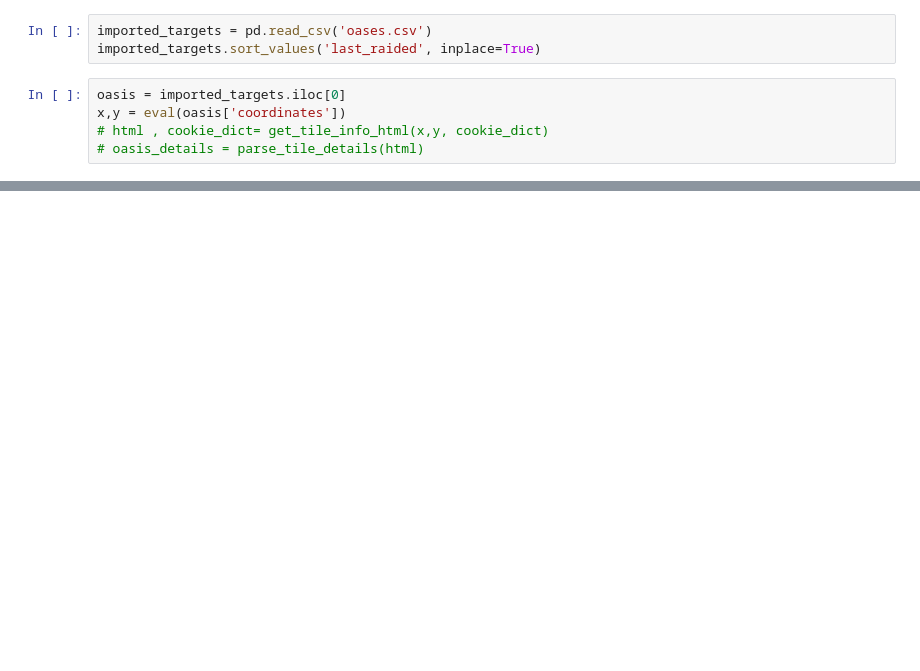
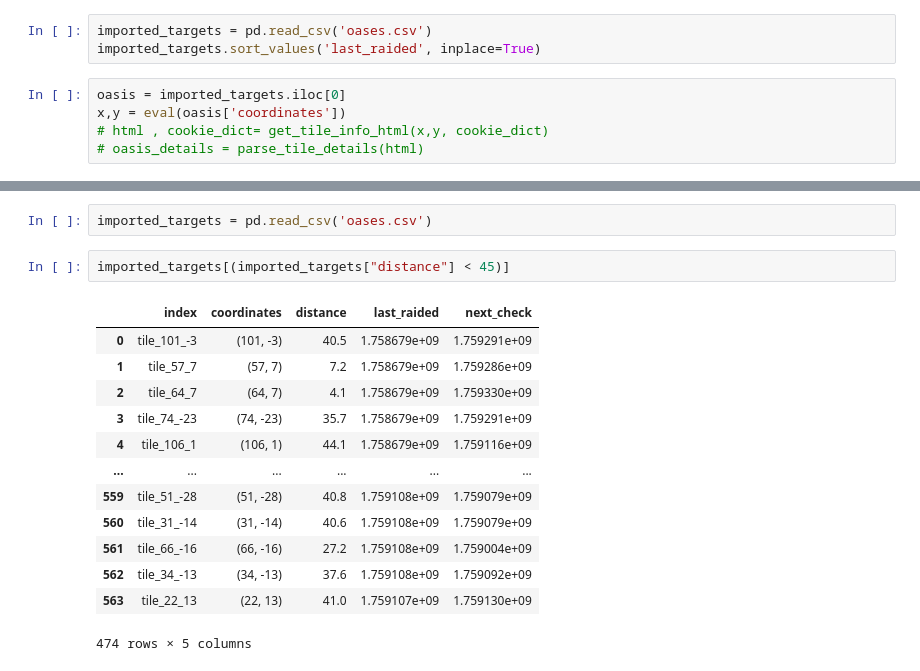
Before and after one commit to staticpwn/travian, a Jupyter notebook: tester.ipynb, the cells around one changed output, grey strips where cells are left out. Saved outputs shown, nothing was run; the diff lists cells and outputs as text; blank space fills up the shorter version.

```diff
--- a/tester.ipynb
+++ b/tester.ipynb
@@ -885,0 +427,18 @@ get_tile_info_html_from_diag(diag, 65, 24)
+# %%
+imported_targets = pd.read_csv('oases.csv')
+# %%
+imported_targets[(imported_targets["distance"] < 45)]
+# %% [output]
+|  | index | coordinates | distance | last_raided | next_check |
+| 0 | tile_101_-3 | (101, -3) | 40.5 | 1.758679e+09 | 1.759291e+09 |
+| 1 | tile_57_7 | (57, 7) | 7.2 | 1.758679e+09 | 1.759286e+09 |
+| 2 | tile_64_7 | (64, 7) | 4.1 | 1.758679e+09 | 1.759330e+09 |
+| 3 | tile_74_-23 | (74, -23) | 35.7 | 1.758679e+09 | 1.759291e+09 |
+| 4 | tile_106_1 | (106, 1) | 44.1 | 1.758679e+09 | 1.759116e+09 |
+| ... | ... | ... | ... | ... | ... |
+| 559 | tile_51_-28 | (51, -28) | 40.8 | 1.759108e+09 | 1.759079e+09 |
+| 560 | tile_31_-14 | (31, -14) | 40.6 | 1.759108e+09 | 1.759079e+09 |
+| 561 | tile_66_-16 | (66, -16) | 27.2 | 1.759108e+09 | 1.759004e+09 |
+| 562 | tile_34_-13 | (34, -13) | 37.6 | 1.759108e+09 | 1.759092e+09 |
+| 563 | tile_22_13 | (22, 13) | 41.0 | 1.759107e+09 | 1.759130e+09 |
+474 rows × 5 columns
```
Also changed, not shown: parts of 42 cells of this notebook.
